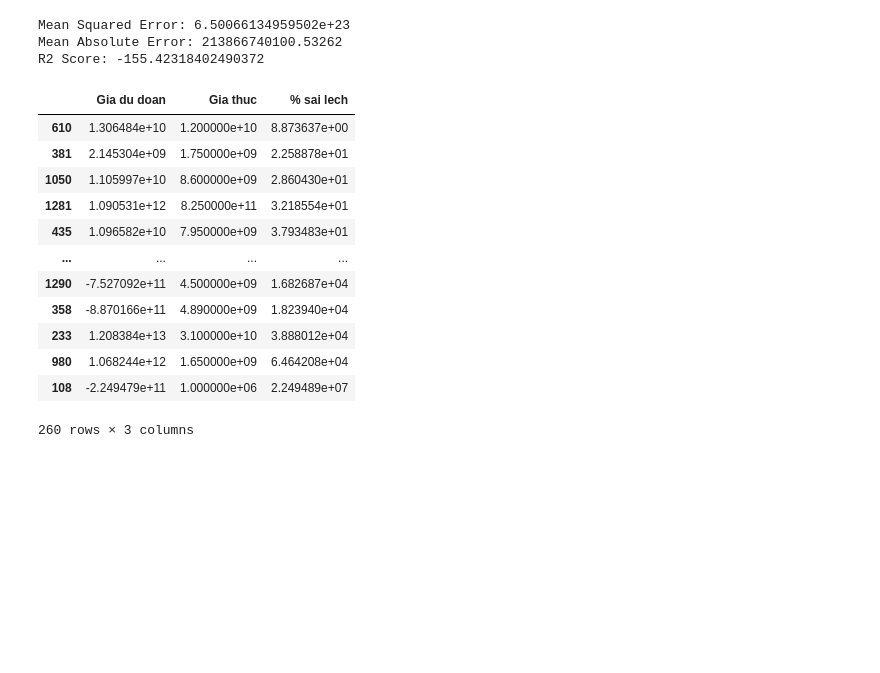
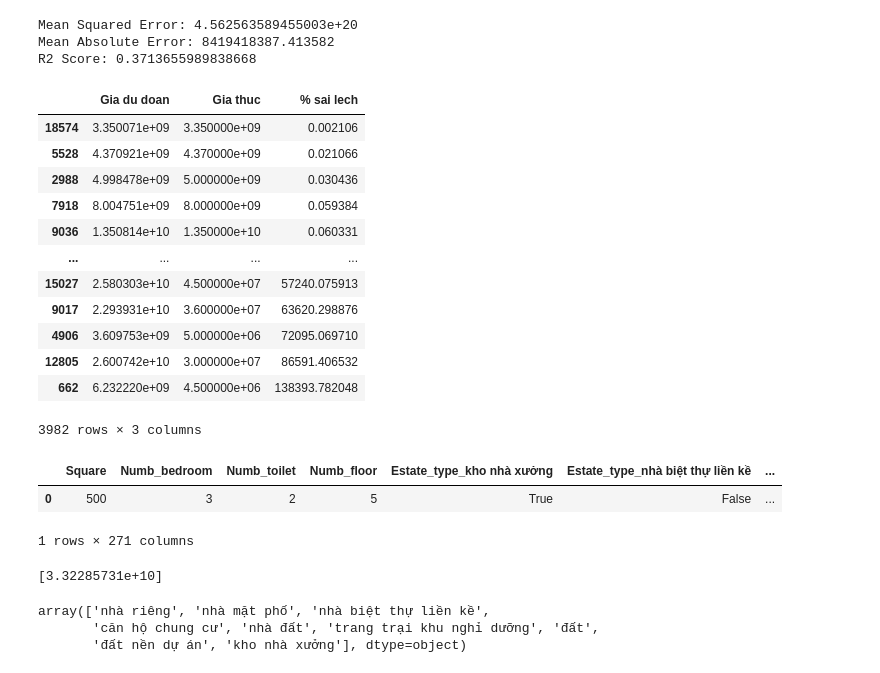
Before and after one commit to QHanh/Hanoi-House-Price-Prediction, a Jupyter notebook: model/model_pred.ipynb, the cells around one changed output. Saved outputs shown, nothing was run; the diff lists cells and outputs as text; code cells hidden in the pictures; blank space fills up the shorter version.

```diff
--- a/model/model_pred.ipynb
+++ b/model/model_pred.ipynb
@@ -19,8 +16,10 @@ data_preprocessed = data_dummies[cols]
+# %%
+categorical_features = ['Estate_type', 'District', 'Ward']
+X_categorical = pd.get_dummies(X[categorical_features], drop_first=True)
+X_numeric = X[['Square', 'Numb_bedroom', 'Numb_toilet', 'Numb_floor']]
+X_preprocessed = pd.concat([X_numeric, X_categorical], axis=1)
 # %%
-X_train, X_test, y_train, y_test = train_test_split(data_preprocessed, y, test_size=0.2, random_state=0)
-scaler = StandardScaler()
-X_train = scaler.fit_transform(X_train)
-X_test = scaler.transform(X_test)
+X_train, X_test, y_train, y_test = train_test_split(X_preprocessed, y, test_size=0.2, random_state=100)
 # %%
 model = Ridge()
 model.fit(X_train, y_train)
@@ -33,8 +32,8 @@ print(f'Mean Squared Error: {mse}')
 print(f'Mean Absolute Error: {mae}')
 print(f'R2 Score: {r2}')
 # %% [output]
-Mean Squared Error: 6.50066134959502e+23
-Mean Absolute Error: 213866740100.53262
-R2 Score: -155.42318402490372
+Mean Squared Error: 4.562563589455003e+20
+Mean Absolute Error: 8419418387.413582
+R2 Score: 0.3713655989838668
 # %%
 perc = np.abs((predictions - y_test)/y_test)
@@ -42,20 +41,18 @@ perc = perc.values*100
 # %%
-data = {'Gia du doan': predictions,
-        'Gia thuc': y_test,
-       '% sai lech': perc}
-A = pd.DataFrame(data)
-A.sort_values(by=['% sai lech'])
+data = {'Gia du doan': predictions, 'Gia thuc': y_test, '% sai lech': perc}
+result = pd.DataFrame(data)
+result.sort_values(by=['% sai lech'])
 # %% [output]
 |  | Gia du doan | Gia thuc | % sai lech |
-| 610 | 1.306484e+10 | 1.200000e+10 | 8.873637e+00 |
-| 381 | 2.145304e+09 | 1.750000e+09 | 2.258878e+01 |
-| 1050 | 1.105997e+10 | 8.600000e+09 | 2.860430e+01 |
-| 1281 | 1.090531e+12 | 8.250000e+11 | 3.218554e+01 |
-| 435 | 1.096582e+10 | 7.950000e+09 | 3.793483e+01 |
+| 18574 | 3.350071e+09 | 3.350000e+09 | 0.002106 |
+| 5528 | 4.370921e+09 | 4.370000e+09 | 0.021066 |
+| 2988 | 4.998478e+09 | 5.000000e+09 | 0.030436 |
+| 7918 | 8.004751e+09 | 8.000000e+09 | 0.059384 |
+| 9036 | 1.350814e+10 | 1.350000e+10 | 0.060331 |
 | ... | ... | ... | ... |
-| 1290 | -7.527092e+11 | 4.500000e+09 | 1.682687e+04 |
-| 358 | -8.870166e+11 | 4.890000e+09 | 1.823940e+04 |
-| 233 | 1.208384e+13 | 3.100000e+10 | 3.888012e+04 |
-| 980 | 1.068244e+12 | 1.650000e+09 | 6.464208e+04 |
-| 108 | -2.249479e+11 | 1.000000e+06 | 2.249489e+07 |
+| 15027 | 2.580303e+10 | 4.500000e+07 | 57240.075913 |
+| 9017 | 2.293931e+10 | 3.600000e+07 | 63620.298876 |
+| 4906 | 3.609753e+09 | 5.000000e+06 | 72095.069710 |
+| 12805 | 2.600742e+10 | 3.000000e+07 | 86591.406532 |
+| 662 | 6.232220e+09 | 4.500000e+06 | 138393.782048 |
-260 rows × 3 columns
+3982 rows × 3 columns
@@ -61,0 +80,18 @@ A.sort_values(by=['% sai lech'])
+# %%
+input_preprocessed = prepare_input_data(input_data, ['Estate_type', 'District', 'Ward'], all_columns)
+input_preprocessed
+# %% [output]
+|  | Square | Numb_bedroom | Numb_toilet | Numb_floor | Estate_type_kho nhà xưởng | Estate_type_nhà biệt thự liền kề | ... |
+| 0 | 500 | 3 | 2 | 5 | True | False | ... |
+1 rows × 271 columns
+# %%
+test = loaded_model.predict(input_preprocessed)
+print(test)
+# %% [output]
+[3.32285731e+10]
+# %%
+df["Estate_type"].unique()
+# %% [output]
+array(['nhà riêng', 'nhà mặt phố', 'nhà biệt thự liền kề',
+       'căn hộ chung cư', 'nhà đất', 'trang trại khu nghỉ dưỡng', 'đất',
+       'đất nền dự án', 'kho nhà xưởng'], dtype=object)
```
Also changed, not shown: parts of 7 cells of this notebook, 8 other files.
